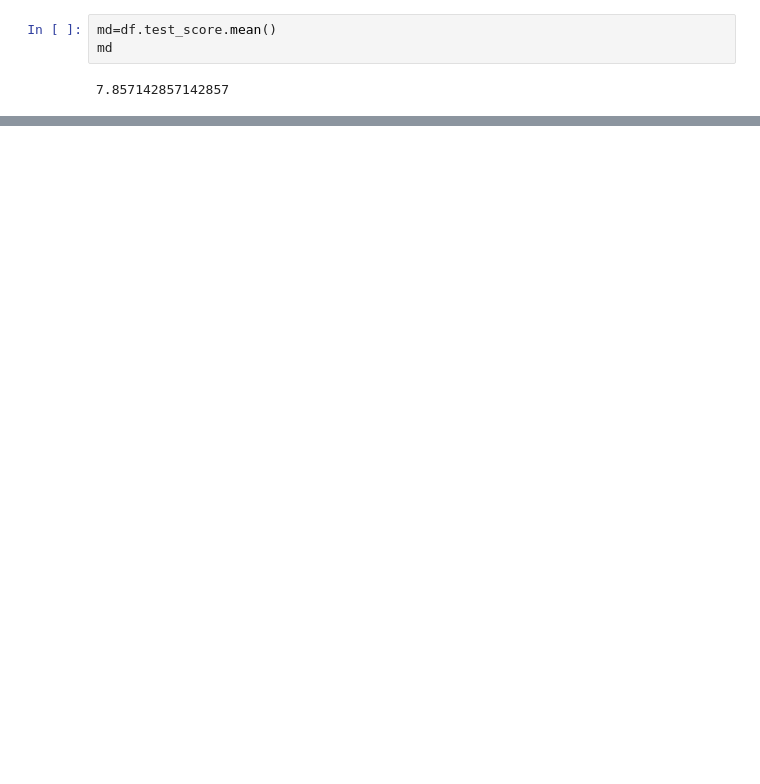
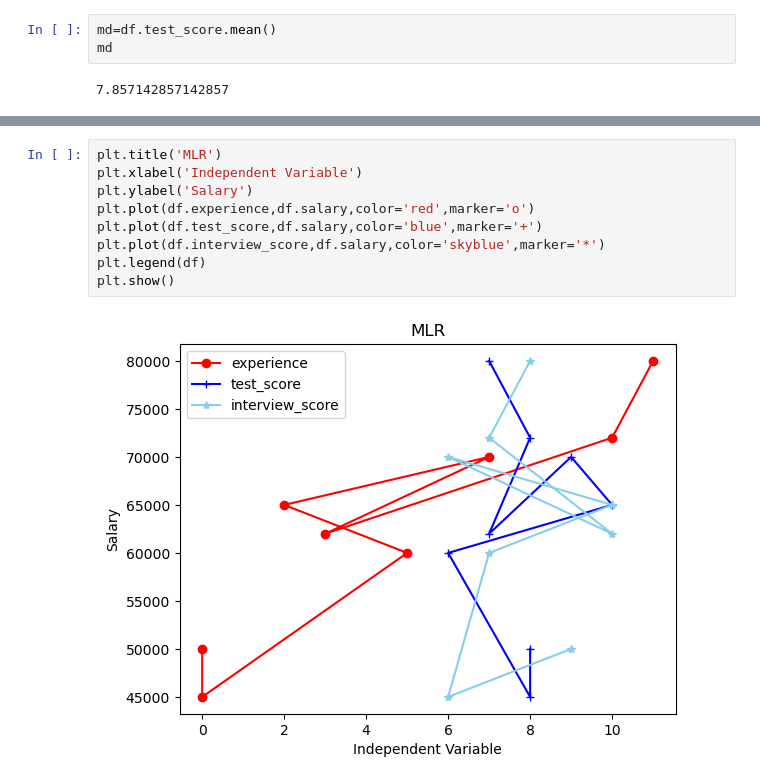
Before and after one commit to Pranil9699/AIML, a Jupyter notebook: expriece.ipynb, the cells around one changed output, grey strips where cells are left out. Saved outputs shown, nothing was run; the diff lists cells and outputs as text; blank space fills up the shorter version.

```diff
--- a/expriece.ipynb
+++ b/expriece.ipynb
@@ -44,3 +44,14 @@ df
 | 5 | 3.0 | 7.0 | 10 | 62000 |
 | 6 | 10.0 | 8.0 | 7 | 72000 |
 | 7 | 11.0 | 7.0 | 8 | 80000 |
+# %%
+plt.title('MLR')
+plt.xlabel('Independent Variable')
+plt.ylabel('Salary')
+plt.plot(df.experience,df.salary,color='red',marker='o')
+plt.plot(df.test_score,df.salary,color='blue',marker='+')
+plt.plot(df.interview_score,df.salary,color='skyblue',marker='*')
+plt.legend(df)
+plt.show()
+# %% [output]
+[figure, added]
```
Also changed, not shown: parts of 3 cells of this notebook, 2 other files.
